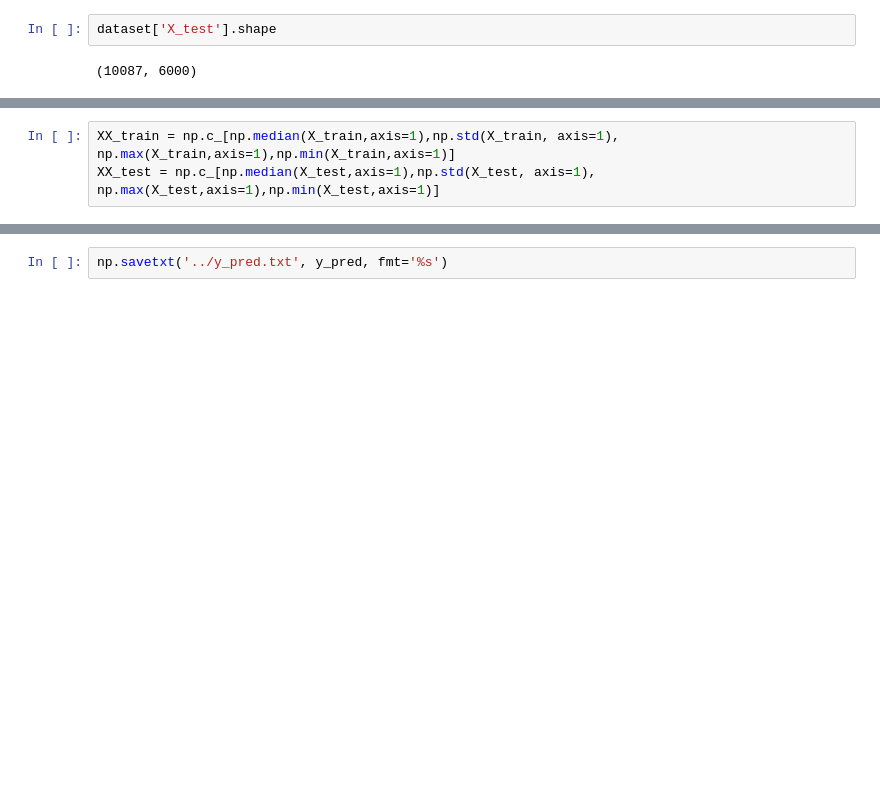
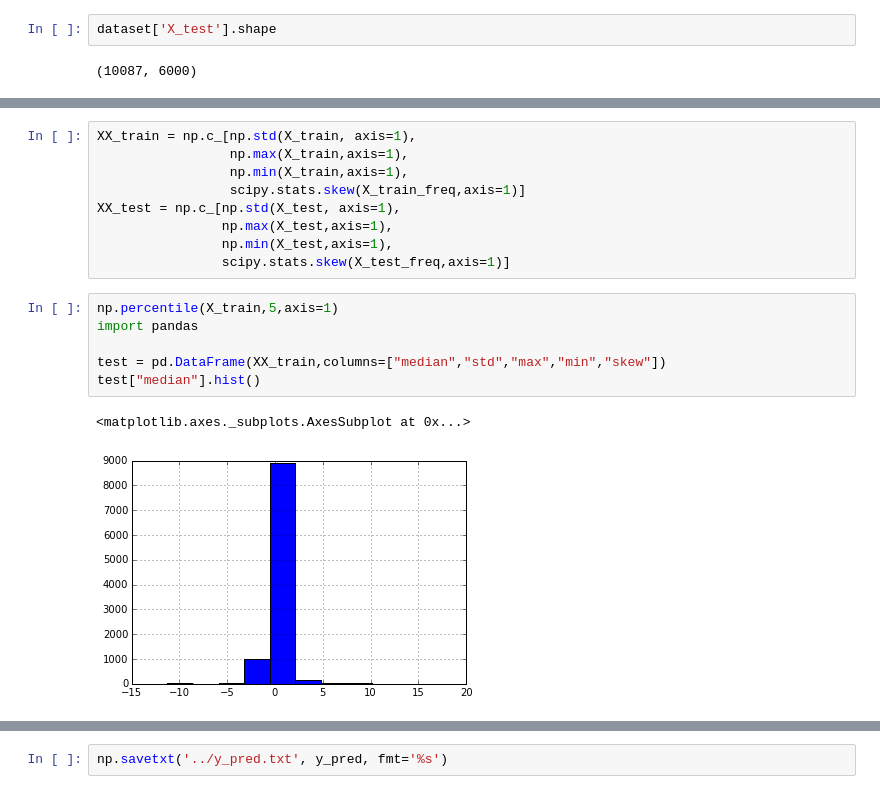
Before and after one commit to anthonyray/data-challenge, a Jupyter notebook: data_exploration/Data Exploration.ipynb, the cells around one changed output, grey strips where cells are left out. Saved outputs shown, nothing was run; the diff lists cells and outputs as text; blank space fills up the shorter version.

```diff
--- a/data_exploration/Data Exploration.ipynb
+++ b/data_exploration/Data Exploration.ipynb
@@ -26,3 +53,18 @@ X_train, y_train, X_test = dataset['X_train'], dataset['y_train'], dataset['X_te
 # %%
-XX_train = np.c_[np.median(X_train,axis=1),np.std(X_train, axis=1), np.max(X_train,axis=1),np.min(X_train,axis=1)]
-XX_test = np.c_[np.median(X_test,axis=1),np.std(X_test, axis=1), np.max(X_test,axis=1),np.min(X_test,axis=1)]
+XX_train = np.c_[np.std(X_train, axis=1),
+                 np.max(X_train,axis=1),
+                 np.min(X_train,axis=1),
+                 scipy.stats.skew(X_train_freq,axis=1)]
+XX_test = np.c_[np.std(X_test, axis=1),
+                np.max(X_test,axis=1),
+                np.min(X_test,axis=1),
+                scipy.stats.skew(X_test_freq,axis=1)]
+# %%
+np.percentile(X_train,5,axis=1)
+import pandas
+
+test = pd.DataFrame(XX_train,columns=["median","std","max","min","skew"])
+test["median"].hist()
+# %% [output]
+<matplotlib.axes._subplots.AxesSubplot at 0x...>
+[figure, added]
```
Also changed, not shown: parts of 13 cells of this notebook.
